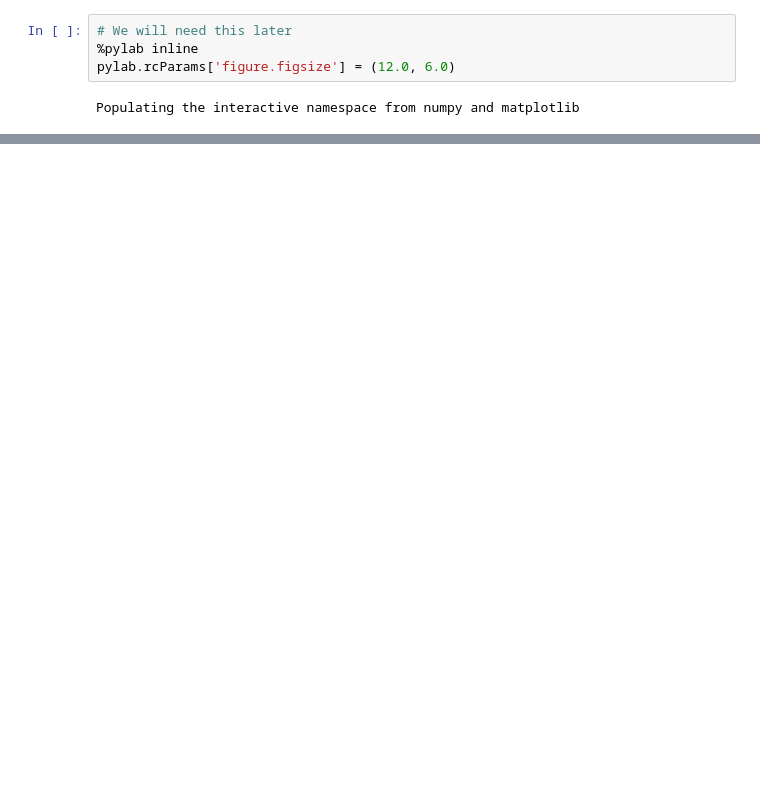
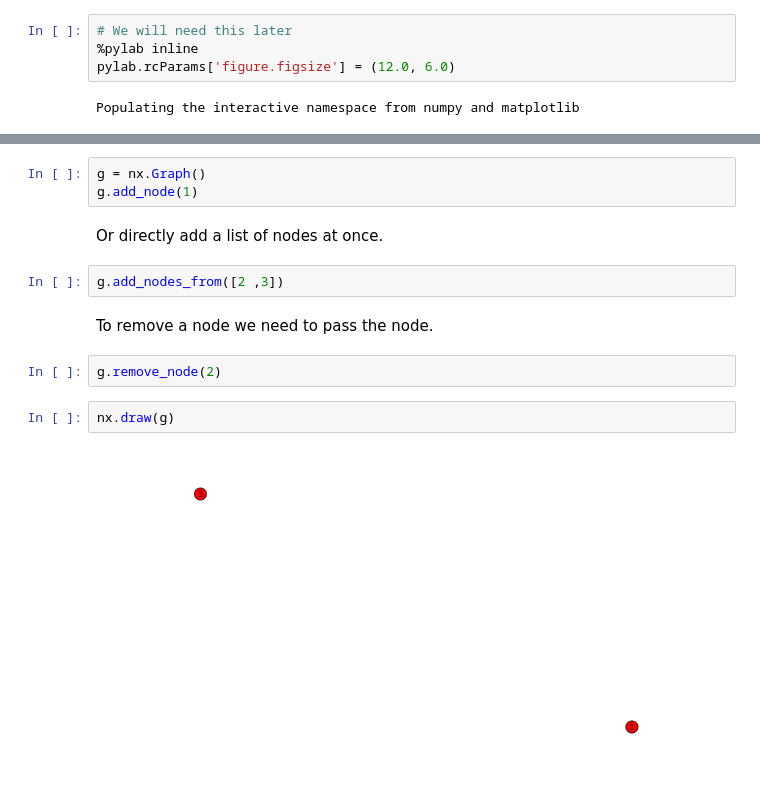
Before and after one commit to versae/data_for_humanists, a Jupyter notebook: Class18.ipynb, the cells around one changed output, grey strips where cells are left out. Cells and saved outputs as stored; diff of their text form; blank space fills up the shorter version.

```diff
--- a/Class18.ipynb
+++ b/Class18.ipynb
@@ -286,0 +216,15 @@ His clustering coefficient shows that he is in a trust network of friends, a net
+# %%
+g = nx.Graph()
+g.add_node(1)
+# %% [markdown]
+Or directly add a list of nodes at once.
+# %%
+g.add_nodes_from([2 ,3])
+# %% [markdown]
+To remove a node we need to pass the node.
+# %%
+g.remove_node(2)
+# %%
+nx.draw(g)
+# %% [output]
+[figure, added]
```
Also changed, not shown: parts of 135 cells of this notebook, 5 other files.
